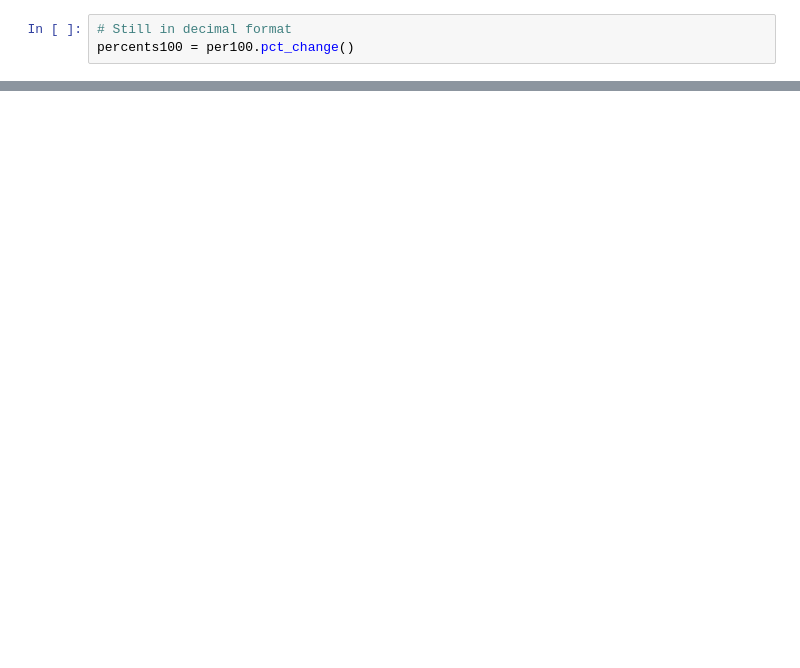
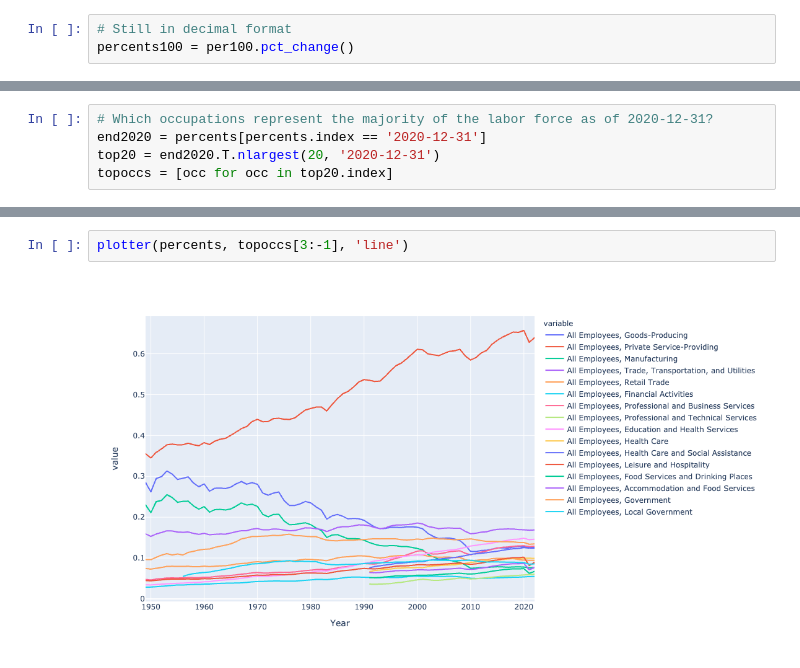
Before and after one commit to GStechschulte/Side_Projects, a Jupyter notebook: LaborMarket/LaborAnalysis.ipynb, the cells around one changed output, grey strips where cells are left out. Saved outputs shown, nothing was run; the diff lists cells and outputs as text; blank space fills up the shorter version.

```diff
--- a/LaborMarket/LaborAnalysis.ipynb
+++ b/LaborMarket/LaborAnalysis.ipynb
@@ -126,0 +103,5 @@ All Employees, Local Government, Excluding Education
+# %%
+# Which occupations represent the majority of the labor force as of 2020-12-31?
+end2020 = percents[percents.index == '2020-12-31']
+top20 = end2020.T.nlargest(20, '2020-12-31')
+topoccs = [occ for occ in top20.index]
@@ -126,0 +127,4 @@ All Employees, Local Government, Excluding Education
+# %%
+plotter(percents, topoccs[3:-1], 'line')
+# %% [output]
+[figure, added]
```
Also changed, not shown: parts of 9 cells of this notebook.
